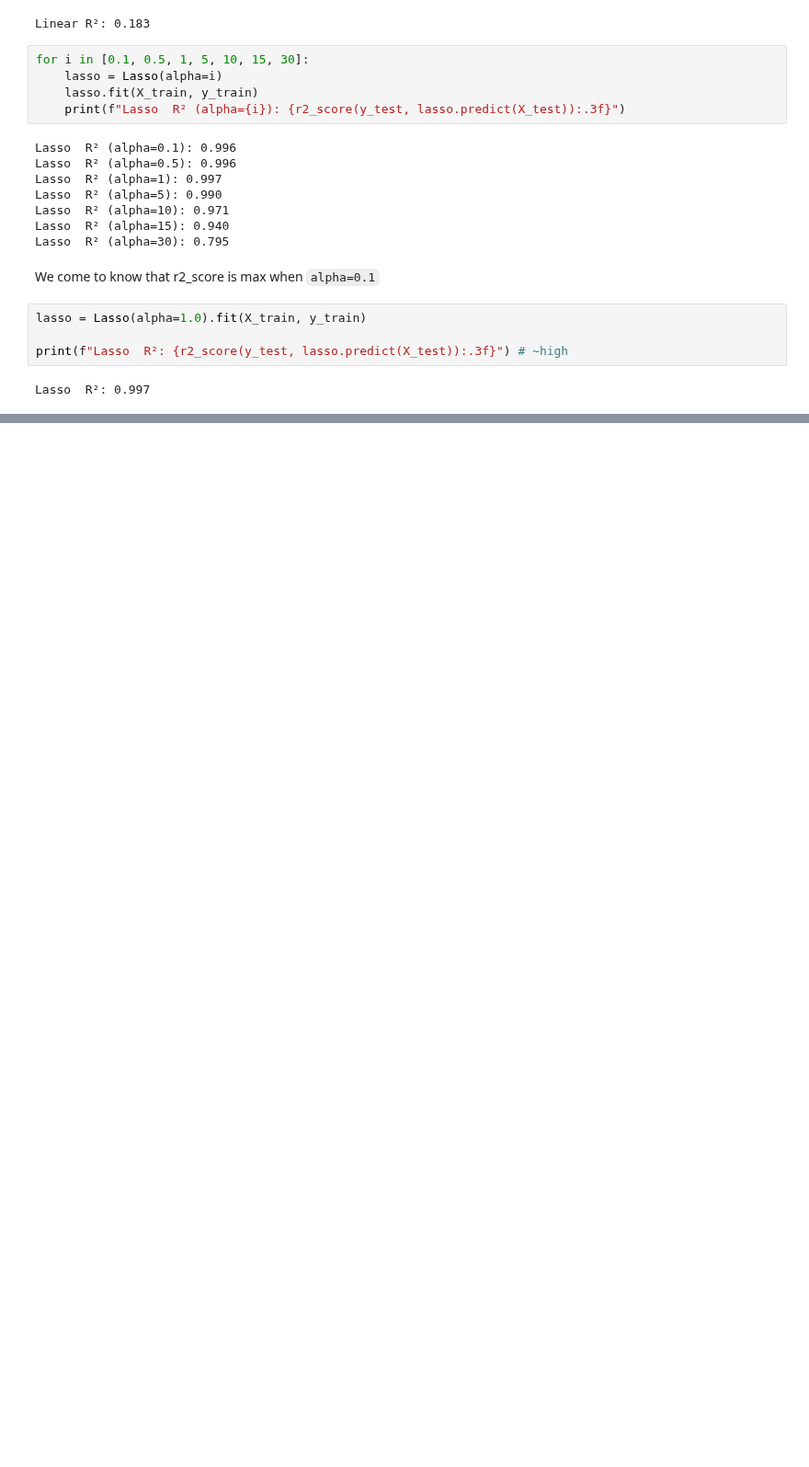
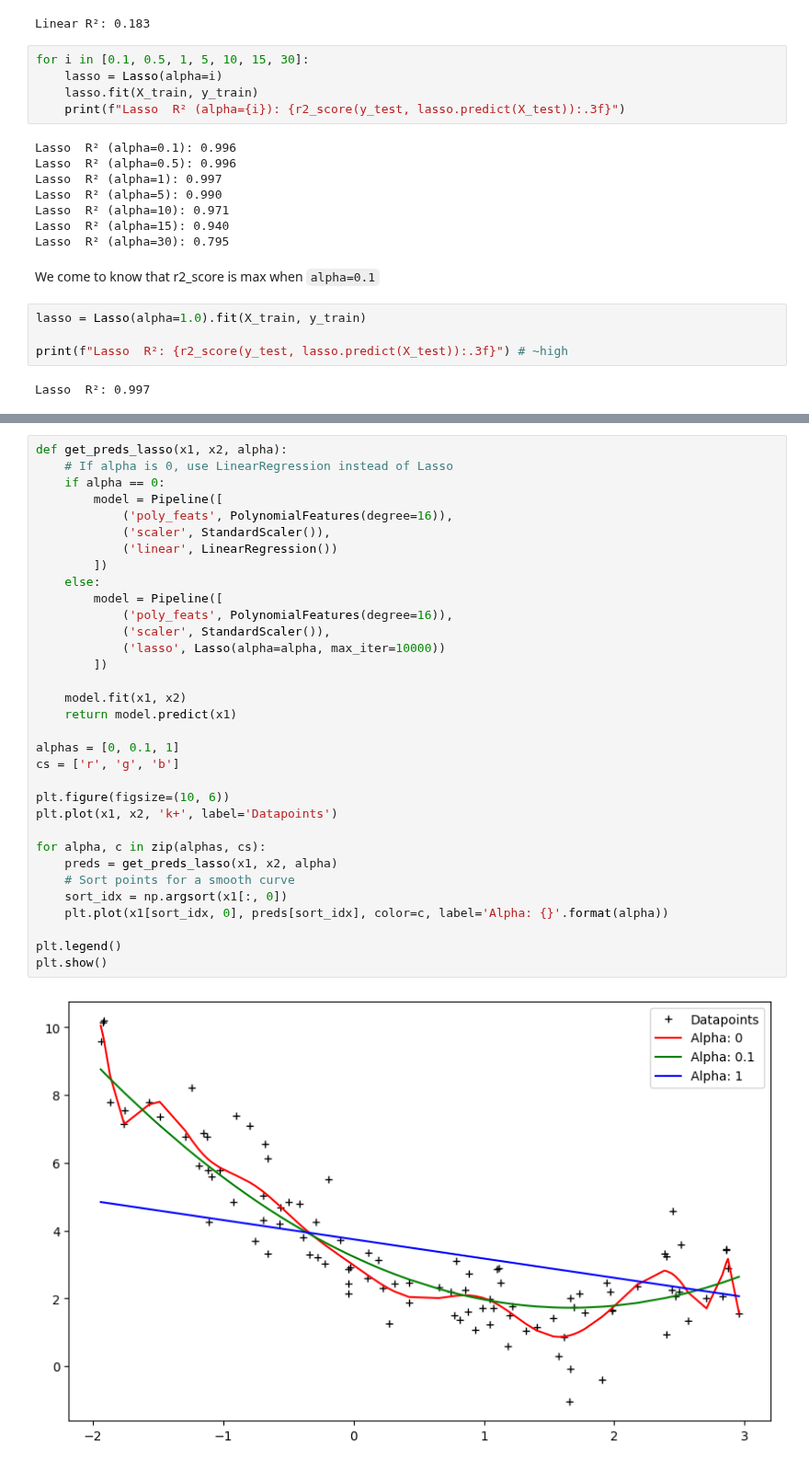
Before and after one commit to ahmedfakhar747/machine-learning-notebooks, a Jupyter notebook: 36_Lasso_Regression_and_Regularization.ipynb, the cells around one changed output, grey strips where cells are left out. Shown at 92% size. Drawn from its saved outputs; the diff is of its cells as text; blank space fills up the shorter version.

Commit message:
Kaggle Notebook | 🧊 ML 36 — Lasso Regression & Regularization | Version 5

```diff
--- a/36_Lasso_Regression_and_Regularization.ipynb
+++ b/36_Lasso_Regression_and_Regularization.ipynb
@@ -66,0 +78,35 @@ Lasso  R²: 0.997
+# %%
+def get_preds_lasso(x1, x2, alpha):
+    # If alpha is 0, use LinearRegression instead of Lasso
+    if alpha == 0:
+        model = Pipeline([
+            ('poly_feats', PolynomialFeatures(degree=16)),
+            ('scaler', StandardScaler()),
+            ('linear', LinearRegression())
+        ])
+    else:
+        model = Pipeline([
+            ('poly_feats', PolynomialFeatures(degree=16)),
+            ('scaler', StandardScaler()),
+            ('lasso', Lasso(alpha=alpha, max_iter=10000))
+        ])
+
+    model.fit(x1, x2)
+    return model.predict(x1)
+
+alphas = [0, 0.1, 1]
+cs = ['r', 'g', 'b']
+
+plt.figure(figsize=(10, 6))
+plt.plot(x1, x2, 'k+', label='Datapoints')
+
+for alpha, c in zip(alphas, cs):
+    preds = get_preds_lasso(x1, x2, alpha)
+    # Sort points for a smooth curve
+    sort_idx = np.argsort(x1[:, 0])
+    plt.plot(x1[sort_idx, 0], preds[sort_idx], color=c, label='Alpha: {}'.format(alpha))
+
+plt.legend()
+plt.show()
+# %% [output]
+[figure, added]
```
Also changed, not shown: parts of 3 cells of this notebook.
